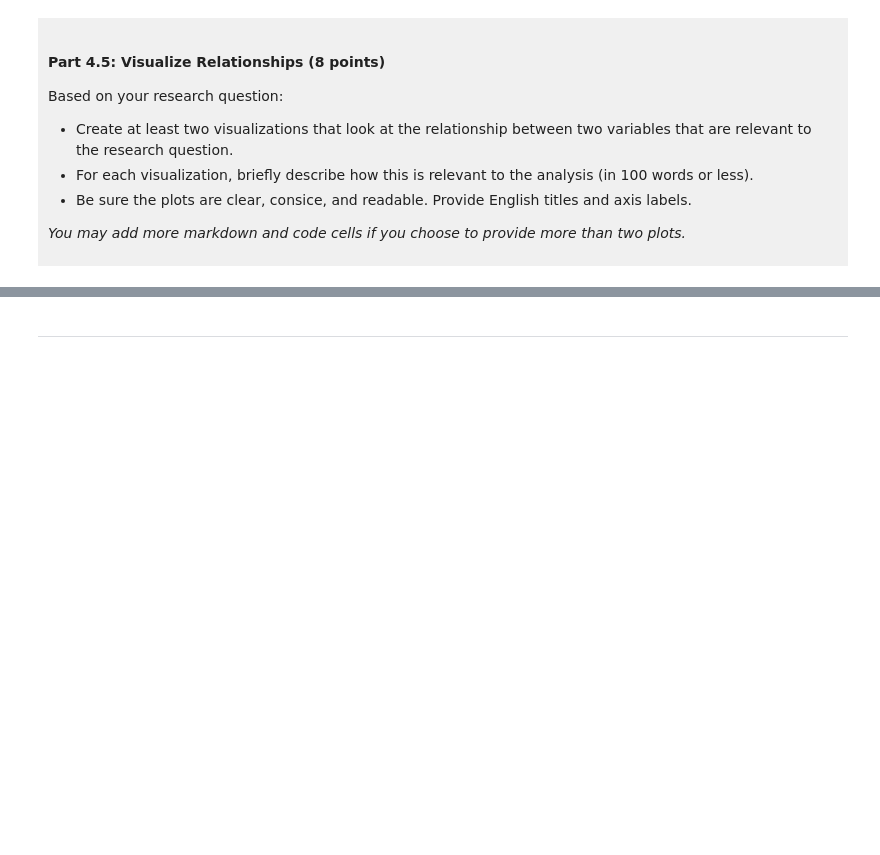
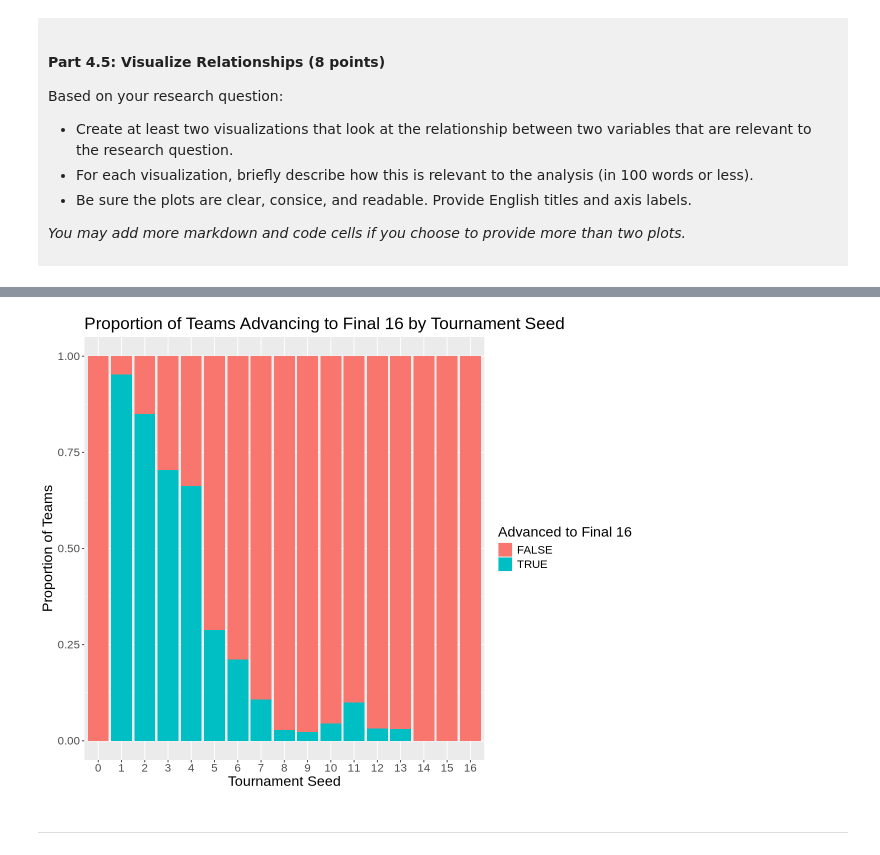
Before and after one commit to erinxr97/dsci-100-project-erin-zhang, a Jupyter notebook: dsci-100-project-notebook.ipynb, the cells around one changed output, grey strips where cells are left out. Drawn from its saved outputs; the diff is of its cells as text; code cells hidden in the pictures; blank space fills up the shorter version.

```diff
--- a/dsci-100-project-notebook.ipynb
+++ b/dsci-100-project-notebook.ipynb
@@ -378,5 +393,17 @@ Visualization 2: %%% EDIT THIS MARKDOWN CELL%%%
 # %%
 ### EDIT THIS CODE CELL FOR VISUALIZATION 2###
+seed_prop_plot <- march_madness_tidy |>
+    ggplot(aes(x = as_factor(seed), fill = advanced_to_final_16)) +
+    geom_bar(position = "fill") +
+    xlab("Tournament Seed") +
+    ylab("Proportion of Teams") +
+    ggtitle("Proportion of Teams Advancing to Final 16 by Tournament Seed") +
+    labs(fill = "Advanced to Final 16") +
+    theme(text = element_text(size = 17))
+
+seed_prop_plot
+# %% [output]
+[figure, added]
 # %% [markdown]
 ------
 # %% [markdown]
```
Also changed, not shown: parts of 3 cells of this notebook.
